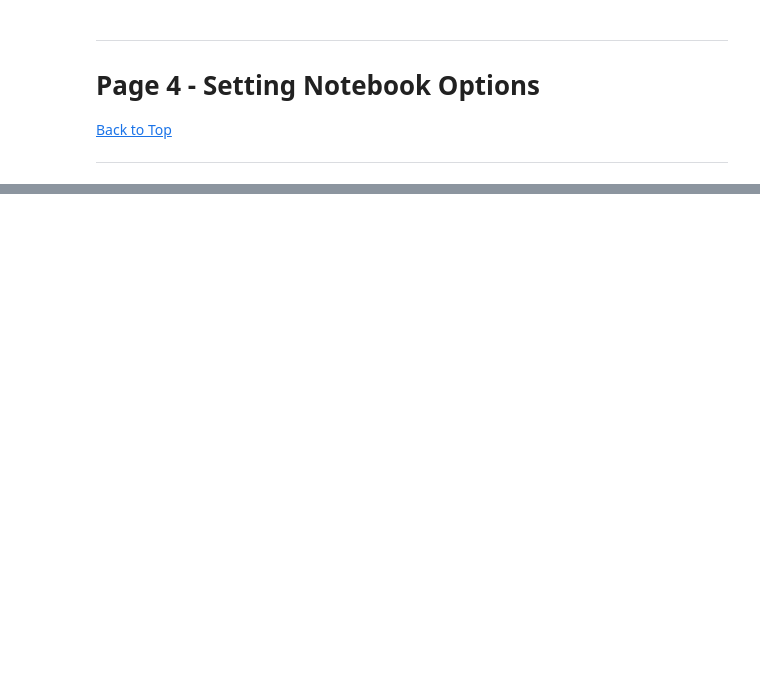
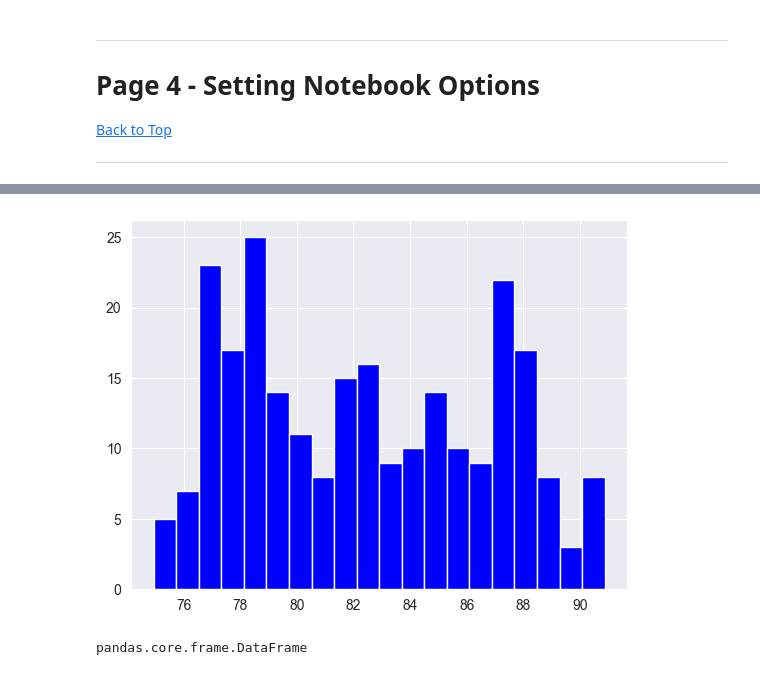
Before and after one commit to ChrisVerg/SmartInvest, a Jupyter notebook: Notebooks/Jorge.ipynb, the cells around one changed output, grey strips where cells are left out. Saved outputs shown, nothing was run; the diff lists cells and outputs as text; code cells hidden in the pictures; blank space fills up the shorter version.

```diff
--- a/Notebooks/Jorge.ipynb
+++ b/Notebooks/Jorge.ipynb
@@ -118,0 +302,10 @@ CD.head()
+# %%
+num_bins = 20
+# %%
+n, bins, patches = plt.hist(Financials['High'], num_bins, facecolor='blue', alpha=1)
+# %% [output]
+[figure, added]
+# %%
+type(Financials)
+# %% [output]
+pandas.core.frame.DataFrame
```
Also changed, not shown: parts of 49 cells of this notebook, 3 other files.
